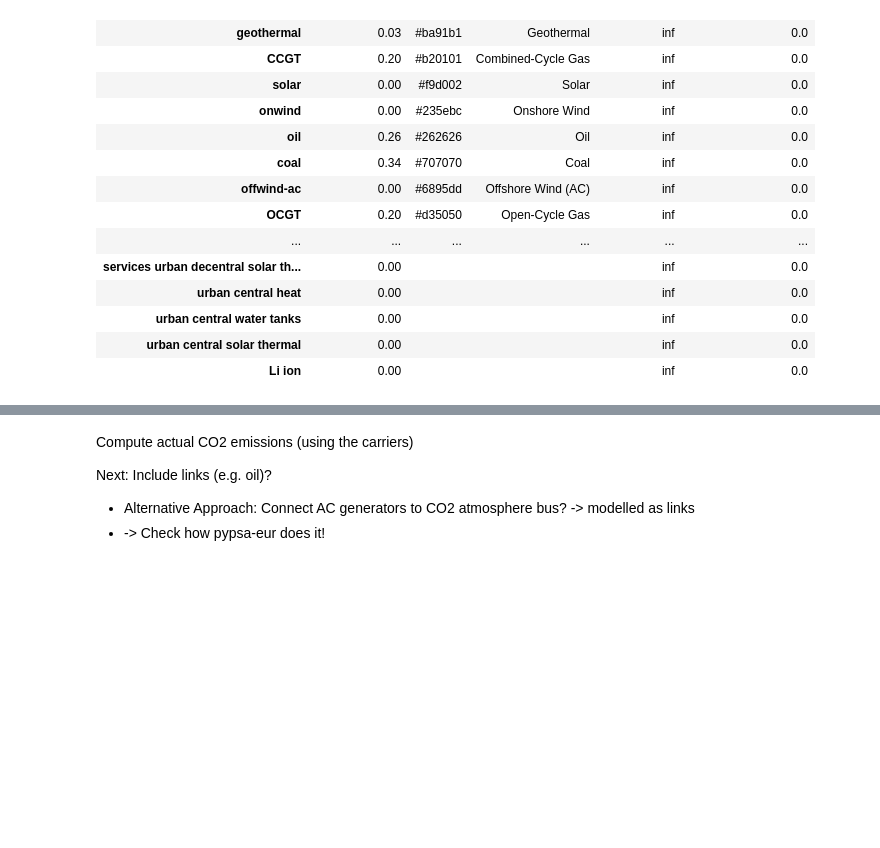
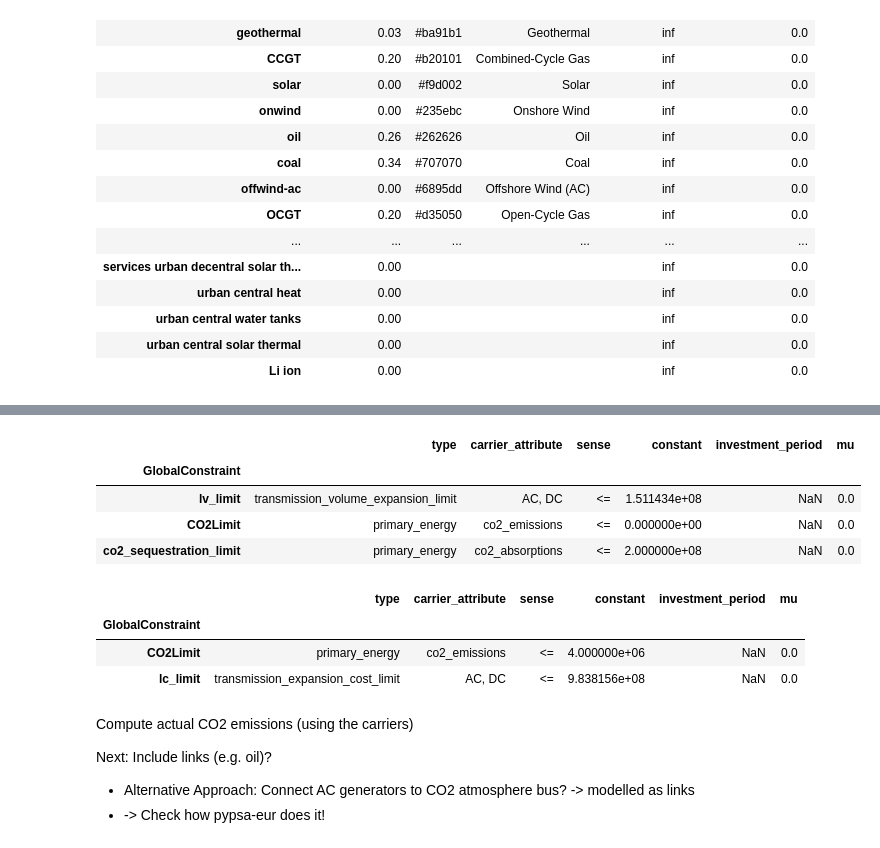
Before and after one commit to energyLS/aldehyde, a Jupyter notebook: workflow/notebooks/test_co2limit.ipynb, the cells around one changed output, grey strips where cells are left out. Cells and saved outputs as stored; diff of their text form; code cells hidden in the pictures; blank space fills up the shorter version.

```diff
--- a/workflow/notebooks/test_co2limit.ipynb
+++ b/workflow/notebooks/test_co2limit.ipynb
@@ -141,0 +167,5 @@ n.carriers #.index.str.contains("oil")
+# %%
+# Check carriers of pypsa-eur
+n_eur = pypsa.Network("/mnt/c/Users/scl38887/Documents/git/pypsa-eur/results/testrun/postnetworks/elec_s_37_lv1.0__Co2L0-2000H-T-H-B-I-A-solar+p3-dist1_2050.nc")
+#n_eur.carriers.index.str.contains("oil")
+n_eur.generators.carrier.unique()
@@ -142,3 +193,18 @@ n.carriers #.index.str.contains("oil")
+# %%
+n_eur.global_constraints
+# %% [output]
+|  | type | carrier_attribute | sense | constant | investment_period | mu |
+| GlobalConstraint |  |  |  |  |  |  |
+| lv_limit | transmission_volume_expansion_limit | AC, DC | <= | 1.511434e+08 | NaN | 0.0 |
+| CO2Limit | primary_energy | co2_emissions | <= | 0.000000e+00 | NaN | 0.0 |
+| co2_sequestration_limit | primary_energy | co2_absorptions | <= | 2.000000e+08 | NaN | 0.0 |
+# %%
+n.global_constraints
+# %% [output]
+|  | type | carrier_attribute | sense | constant | investment_period | mu |
+| GlobalConstraint |  |  |  |  |  |  |
+| CO2Limit | primary_energy | co2_emissions | <= | 4.000000e+06 | NaN | 0.0 |
+| lc_limit | transmission_expansion_cost_limit | AC, DC | <= | 9.838156e+08 | NaN | 0.0 |
 # %% [markdown]
 Compute actual CO2 emissions (using the carriers)
 
```
Also changed, not shown: parts of 8 cells of this notebook.
